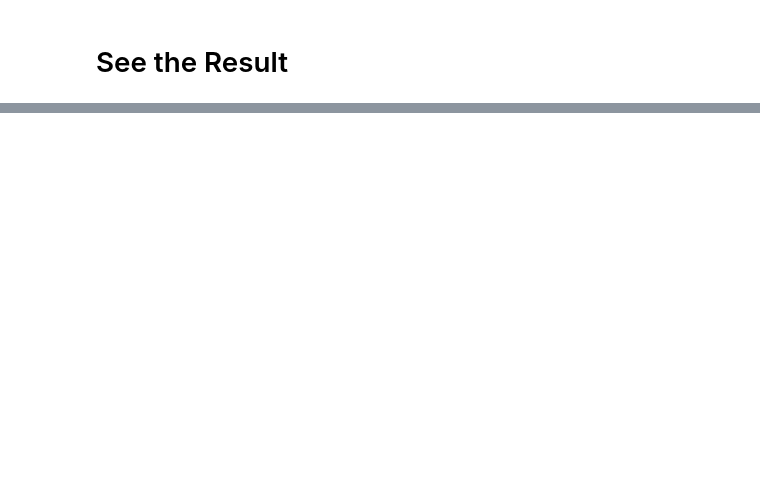
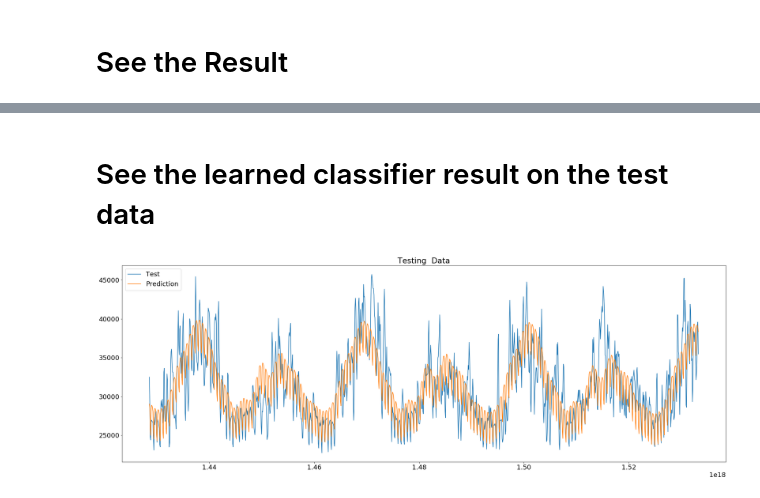
Before and after one commit to ARM-software/mango, a Jupyter notebook: examples/19_Prophet_Objective_Celery.ipynb, the cells around one changed output, grey strips where cells are left out. Drawn from its saved outputs; the diff is of its cells as text; code cells hidden in the pictures; blank space fills up the shorter version.

```diff
--- a/examples/19_Prophet_Objective_Celery.ipynb
+++ b/examples/19_Prophet_Objective_Celery.ipynb
@@ -155,0 +161,26 @@ pp.pprint(results)
+# %% [markdown]
+#  See the learned classifier result on the test data
+# %%
+from classifiers.prophet import Prophet
+from classifiers.xgboosttree import Xgboosttree
+model = Xgboosttree()
+
+X_train, y_train = model.load_train_dataset("../classifiers/data/PJME/train_data")
+X_test, y_test = model.load_train_dataset("../classifiers/data/PJME/test_data")
+X_validate, y_validate = model.load_train_dataset("../classifiers/data/PJME/validate_data")
+
+
+model = Prophet(**results['best_hyper_parameter'])
+model.fit(X_train, y_train.ravel())
+y_pred = model.predict(X_test)
+# %%
+from matplotlib import pyplot as plt
+fig = plt.figure(figsize=(30,10))
+plt.rcParams.update({'font.size': 18})
+plt.plot(X_test,y_test,label='Test')
+plt.plot(X_test,y_pred,label='Prediction')
+plt.title('Testing  Data')
+plt.legend()
+plt.show()
+# %% [output]
+[figure, added]
```
Also changed, not shown: parts of 14 cells of this notebook, 6 other files.
